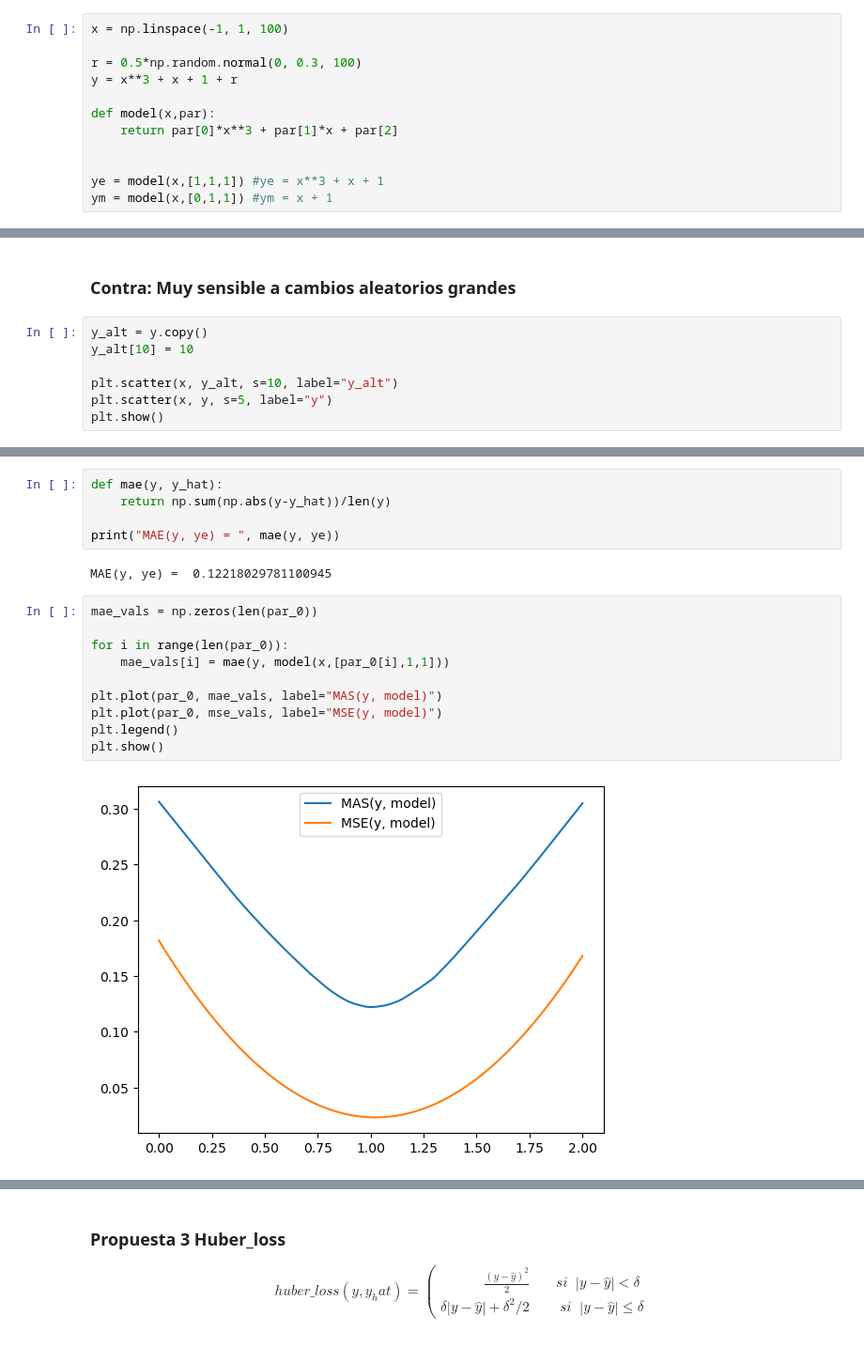
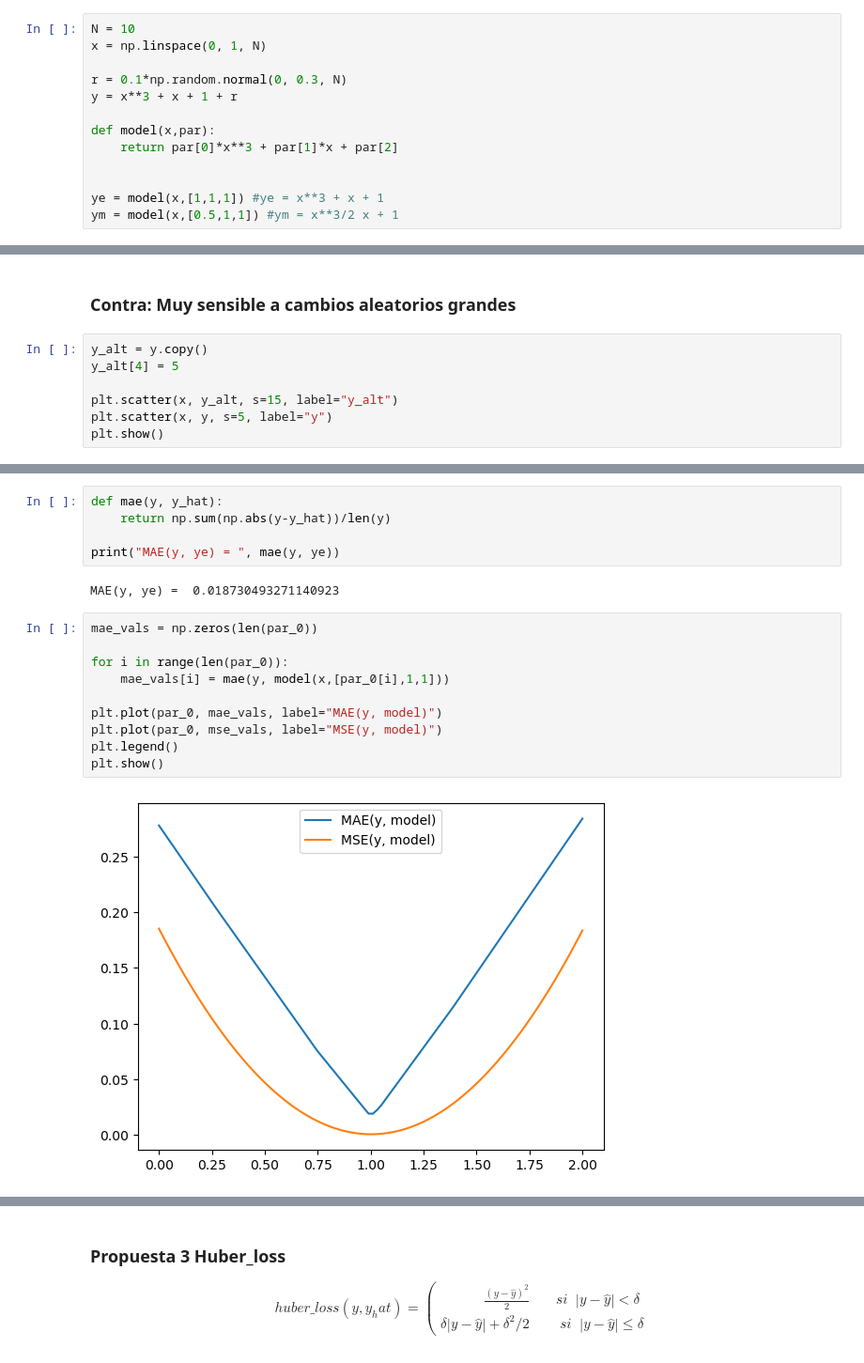
Before and after one commit to reula/Clase_redes_neuronales, a Jupyter notebook: cost_and_other_functions.ipynb, the cells around one changed output, grey strips where cells are left out. Shown at 94% size. Saved outputs shown, nothing was run; the diff lists cells and outputs as text.

```diff
--- a/cost_and_other_functions.ipynb
+++ b/cost_and_other_functions.ipynb
@@ -35,9 +44,10 @@ Con $r$ es una distribución normal.
 import numpy as np
 import matplotlib.pyplot as plt
 # %%
-x = np.linspace(-1, 1, 100)
+N = 10
+x = np.linspace(0, 1, N)
 
-r = 0.5*np.random.normal(0, 0.3, 100)
+r = 0.1*np.random.normal(0, 0.3, N)
 y = x**3 + x + 1 + r
 
 def model(x,par):
@@ -45,7 +55,7 @@ def model(x,par):
 
 
 ye = model(x,[1,1,1]) #ye = x**3 + x + 1
-ym = model(x,[0,1,1]) #ym = x + 1
+ym = model(x,[0.5,1,1]) #ym = x**3/2 x + 1
 # %%
 plt.hist(r)
 plt.show()
@@ -112,9 +125,9 @@ Minimum value of par_0 =  1.0303030303030305
 ### Contra: Muy sensible a cambios aleatorios grandes
 # %%
 y_alt = y.copy()
-y_alt[10] = 10
+y_alt[4] = 5
 
-plt.scatter(x, y_alt, s=10, label="y_alt")
+plt.scatter(x, y_alt, s=15, label="y_alt")
 plt.scatter(x, y, s=5, label="y")
 plt.show()
 # %% [output]
@@ -153,19 +166,19 @@ def mae(y, y_hat):
 
 print("MAE(y, ye) = ", mae(y, ye))
 # %% [output]
-MAE(y, ye) =  0.12218029781100945
+MAE(y, ye) =  0.018730493271140923
 # %%
 mae_vals = np.zeros(len(par_0))
 
 for i in range(len(par_0)):
     mae_vals[i] = mae(y, model(x,[par_0[i],1,1]))
 
-plt.plot(par_0, mae_vals, label="MAS(y, model)")
+plt.plot(par_0, mae_vals, label="MAE(y, model)")
 plt.plot(par_0, mse_vals, label="MSE(y, model)")
 plt.legend()
 plt.show()
 # %% [output]
-[figure, old version]
+[figure, new version]
 # %%
 mae_vals_alt = np.zeros(len(par_0))
 for i in range(len(par_0)):
```
Also changed, not shown: parts of 26 cells of this notebook, 9 other files.
